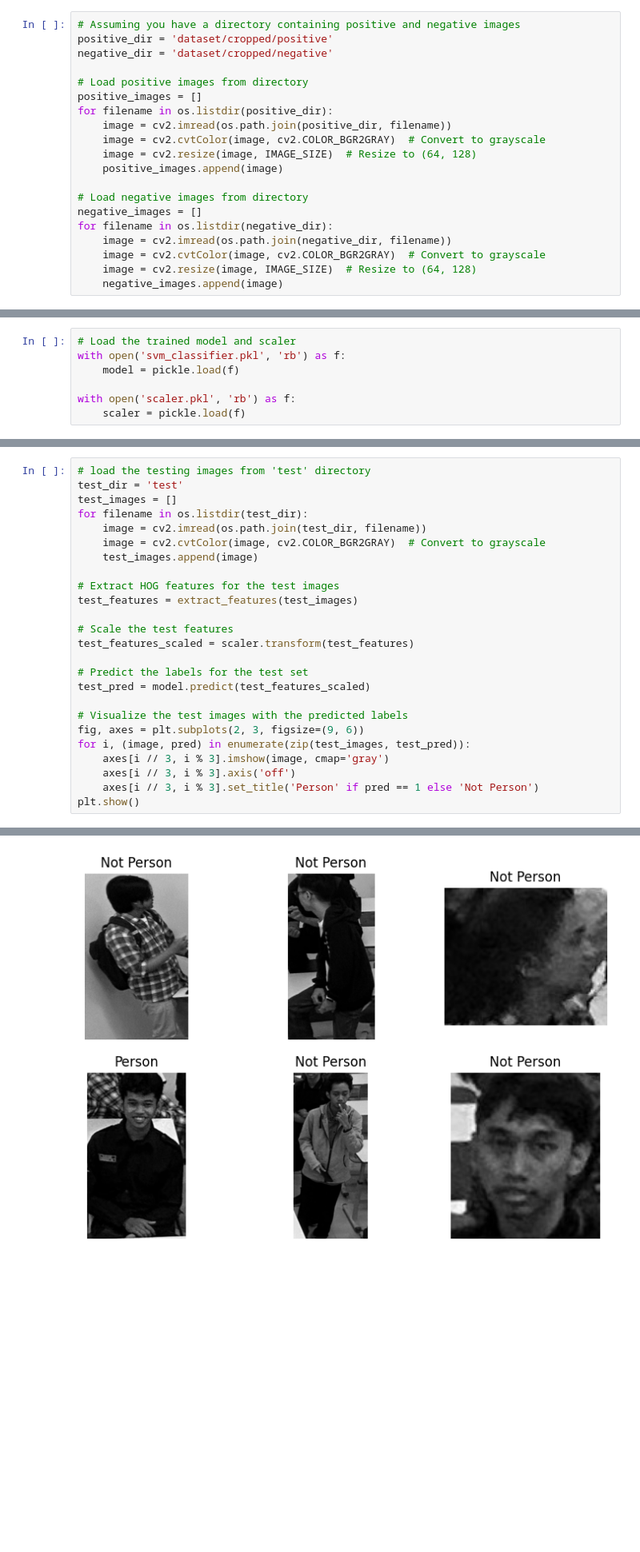
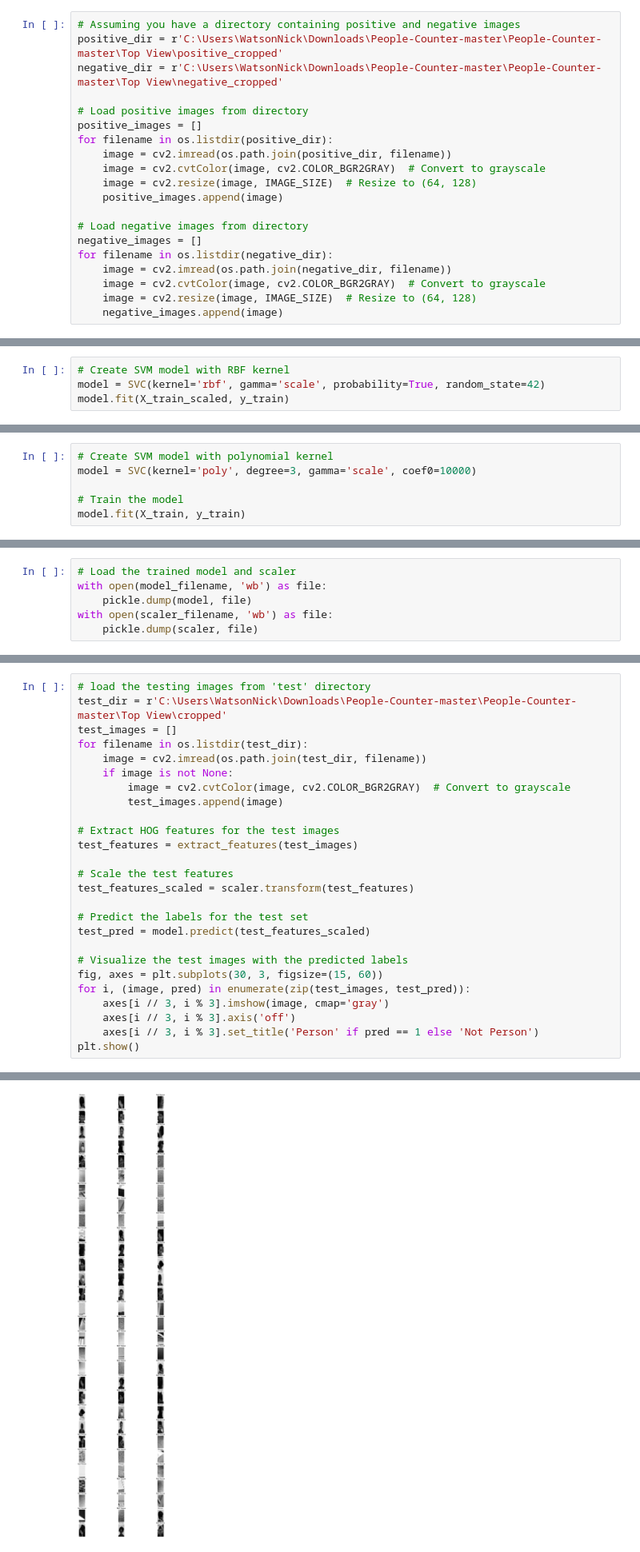
Before and after one commit to 4gungnand/pp-counter, a Jupyter notebook: load.ipynb, the cells around one changed output, grey strips where cells are left out. Shown at 80% size. Cells and saved outputs as stored; diff of their text form; blank space fills up the shorter version.

```diff
--- a/load.ipynb
+++ b/load.ipynb
@@ -95,8 +104,8 @@ def extract_features(images):
     return np.array(features)
 # %%
 # Assuming you have a directory containing positive and negative images
-positive_dir = 'dataset/cropped/positive'
-negative_dir = 'dataset/cropped/negative'
+positive_dir = r'C:\Users\WatsonNick\Downloads\People-Counter-master\People-Counter-master\Top View\positive_cropped'
+negative_dir = r'C:\Users\WatsonNick\Downloads\People-Counter-master\People-Counter-master\Top View\negative_cropped'
 
 # Load positive images from directory
 positive_images = []
@@ -175,3 +230,7 @@ model = SVC(kernel='linear', probability=True, random_state=42)
 model.fit(X_train_scaled, y_train)
 # %% [output]
 SVC(kernel='linear', probability=True, random_state=42)
+# %%
+# Create SVM model with RBF kernel
+model = SVC(kernel='rbf', gamma='scale', probability=True, random_state=42)
+model.fit(X_train_scaled, y_train)
@@ -177,0 +239,6 @@ SVC(kernel='linear', probability=True, random_state=42)
+# %%
+# Create SVM model with polynomial kernel
+model = SVC(kernel='poly', degree=3, gamma='scale', coef0=10000)
+
+# Train the model
+model.fit(X_train, y_train)
@@ -184,11 +261,10 @@ SVC(kernel='linear', probability=True, random_state=42)
 #     pickle.dump(scaler, f)
 # %%
 # Load the trained model and scaler
-with open('svm_classifier.pkl', 'rb') as f:
-    model = pickle.load(f)
-
-with open('scaler.pkl', 'rb') as f:
-    scaler = pickle.load(f)
+with open(model_filename, 'wb') as file:
+    pickle.dump(model, file)
+with open(scaler_filename, 'wb') as file:
+    pickle.dump(scaler, file)
 # %%
 # Predict the labels for the test set
 y_pred = model.predict(X_test_scaled)
@@ -244,11 +385,12 @@ plt.show()
 # %%
 # load the testing images from 'test' directory
-test_dir = 'test'
+test_dir = r'C:\Users\WatsonNick\Downloads\People-Counter-master\People-Counter-master\Top View\cropped'
 test_images = []
 for filename in os.listdir(test_dir):
     image = cv2.imread(os.path.join(test_dir, filename))
-    image = cv2.cvtColor(image, cv2.COLOR_BGR2GRAY)  # Convert to grayscale
-    test_images.append(image)
+    if image is not None:
+        image = cv2.cvtColor(image, cv2.COLOR_BGR2GRAY)  # Convert to grayscale
+        test_images.append(image)
 
 # Extract HOG features for the test images
 test_features = extract_features(test_images)
@@ -260,7 +402,7 @@ test_features_scaled = scaler.transform(test_features)
 test_pred = model.predict(test_features_scaled)
 
 # Visualize the test images with the predicted labels
-fig, axes = plt.subplots(2, 3, figsize=(9, 6))
+fig, axes = plt.subplots(30, 3, figsize=(15, 60))
 for i, (image, pred) in enumerate(zip(test_images, test_pred)):
     axes[i // 3, i % 3].imshow(image, cmap='gray')
     axes[i // 3, i % 3].axis('off')
@@ -271 +413 @@ IndexError: index 2 is out of bounds for axis 0 with size 2
-[figure, old version]
+[figure, new version]
```
Also changed, not shown: parts of 23 cells of this notebook.
